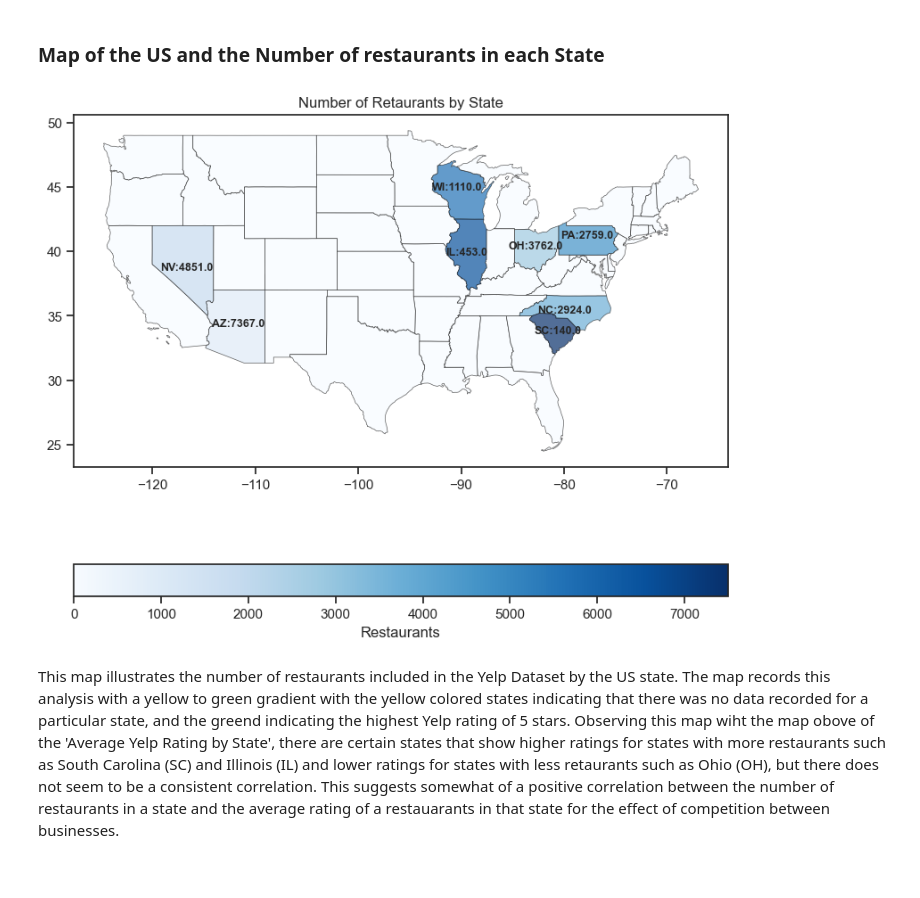
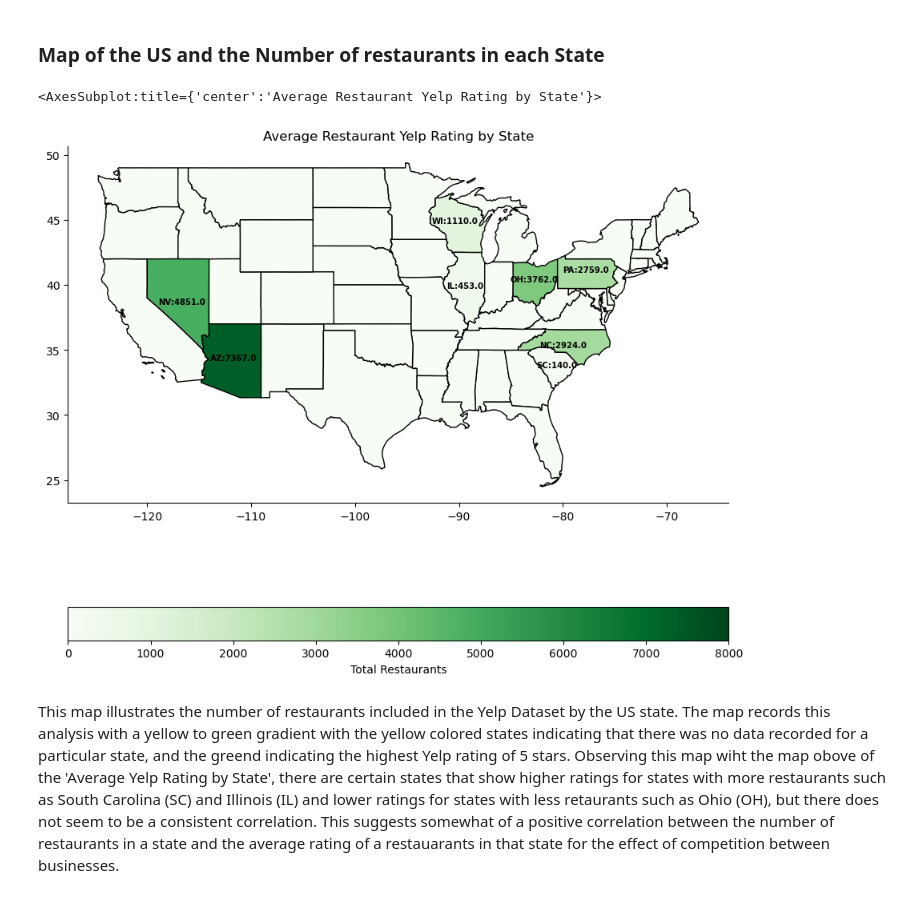
Before and after one commit to vvickychan/yelp-code, a Jupyter notebook: yelp.ipynb, the cells around one changed output. Drawn from its saved outputs; the diff is of its cells as text; code cells hidden in the pictures.

```diff
--- a/yelp.ipynb
+++ b/yelp.ipynb
@@ -793,49 +771,50 @@ plt.show()
 # %% [markdown]
 ### Map of the US and the Number of restaurants in each State
 # %%
- # url of our shape file
+# url of our shape file
 path="/Users/vickychan/Dropbox/Mac/Desktop/yelp-code/cb_2018_us_state_20m"
 df_state_data = us_states[['state','total_restaurants']]
 # retrieving csv files from paths
 geo_usa = gpd.read_file(path+'/cb_2018_us_state_20m.dbf')
 state_data = gpd.read_file('/Users/vickychan/Dropbox/Mac/Desktop/yelp-code/statelatlong.csv')
 state_data = state_data.rename(columns={'State': 'STUSPS'})
 
-
 # merging the data together
-geo_merge_1=geo_usa.merge(df_state_data,how='left', left_on='STUSPS', right_on='state')
-geo_merge_1.fillna('0', inplace=True)
+geo_merge=geo_usa.merge(df_state_data,how='left', left_on='STUSPS', right_on='state')
+geo_merge.fillna('0', inplace=True)
 
 remove = ['HI','VI','MP','GU','AK','AS','PR']
-main_us_1 = geo_merge_1
+main_us = geo_merge.copy()
 for n in remove:
-    main_us_1 = main_us_1[main_us_1.STUSPS != n]
+    main_us = main_us[main_us.STUSPS != n]
+main_us = main_us.astype({'total_restaurants': 'float'})
 
-fig, ax = plt.subplots(1,1)
+# plotting the map
+ax = main_us.plot(column='total_restaurants',
+                  vmin=0, vmax=8000,
+                  cmap='Greens',
+                  edgecolor='black',
+                #   title='Average Restaurant Rating by State',
+                  legend=True,
+                  legend_kwds={'label': "Total Restaurants", 'orientation': 'horizontal'})
 
-cmap = mpl.cm.Blues
-norm = mpl.colors.Normalize(vmin=0, vmax=7500)
+# annotating the graph
+geo_merge['coords'] = geo_merge['geometry'].apply(lambda x: x.representative_point().coords[:])
+geo_merge['coords'] = [coords[0] for coords in geo_merge['coords']]
 
-cax = fig.colorbar(mpl.cm.ScalarMappable(norm=norm, cmap=cmap),
-            orientation='horizontal', label='Restaurants', fraction=0.06, pad=0.15)
+for idx, row in geo_merge.iterrows():
+    state_text = geo_merge['STUSPS'][idx]
+    if state_text in ['AZ', 'PA', 'SC', 'IL', 'NC', 'NV', 'OH', 'WI']:
+        plt.annotate(text=state_text+':'+str(geo_merge['total_restaurants'][idx]), xy=row['coords'],
+                    horizontalalignment='center', fontsize=7.3, weight='bold')
 
-ax = main_us_1.plot(column = 'total_restaurants', ax=ax, alpha=0.7, cmap='Blues_r',edgecolor='k', linewidth=0.5, cax = cax)
-
-plt.title('Number of Retaurants by State')
-
-geo_merge_1['coords'] = geo_merge_1['geometry'].apply(lambda x: x.representative_point().coords[:])
-geo_merge_1['coords'] = [coords[0] for coords in geo_merge_1['coords']]
-
-for idx, row in geo_merge_1.iterrows():
-    state_text = geo_merge_1['STUSPS'][idx]
-    if state_text in ['AZ', 'PA', 'SC', 'IL', 'NC', 'NV', 'OH', 'WI']:
-        plt.annotate(text=state_text+':' + str(geo_merge_1['total_restaurants'][idx]), xy=row['coords'],
-                    horizontalalignment='center', fontsize=9, weight='bold')
-
-plt.rcParams["figure.figsize"] = (8,8)
-plt.show()
+# cleaning up the plot's visuals
+ax.spines[['top', 'right']].set_visible(False)
+plt.title('Average Restaurant Yelp Rating by State')
+ax
 # %% [output]
+<AxesSubplot:title={'center':'Average Restaurant Yelp Rating by State'}>
-[figure, old version]
+[figure, new version]
 # %% [markdown]
 This map illustrates the number of restaurants included in the Yelp Dataset by the US state. The map records this analysis with a yellow to green gradient with the yellow colored states indicating that there was no data recorded for a particular state, and the greend indicating the highest Yelp rating of 5 stars. Observing this map wiht the map obove of the 'Average Yelp Rating by State', there  are certain states that show higher ratings for states with more restaurants such as South Carolina (SC) and Illinois (IL) and lower ratings for states with less retaurants such as Ohio (OH), but there does not seem to be a consistent correlation. This suggests somewhat of a positive correlation between the number of restaurants in a state and the average rating of a restauarants in that state for the effect of competition between businesses.
 # %% [markdown]
```
Also changed, not shown: parts of 24 cells of this notebook.
